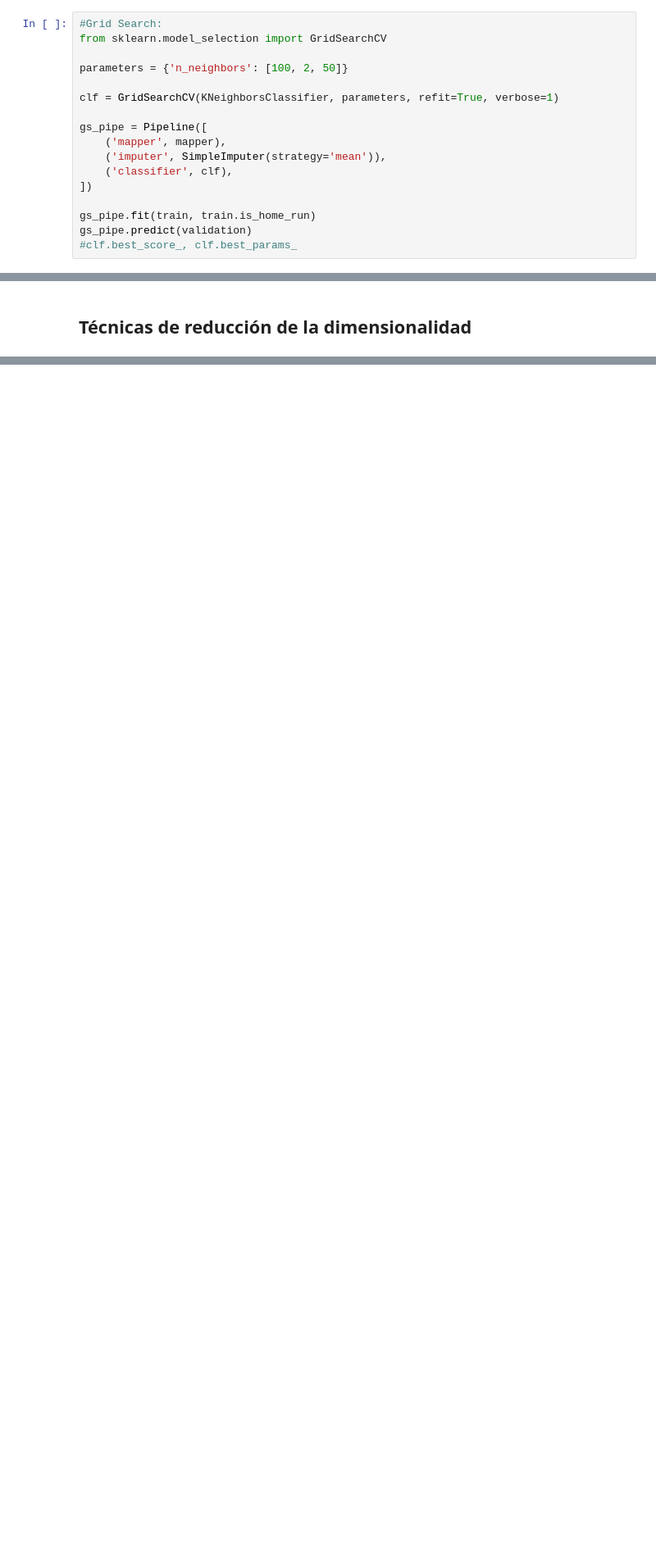
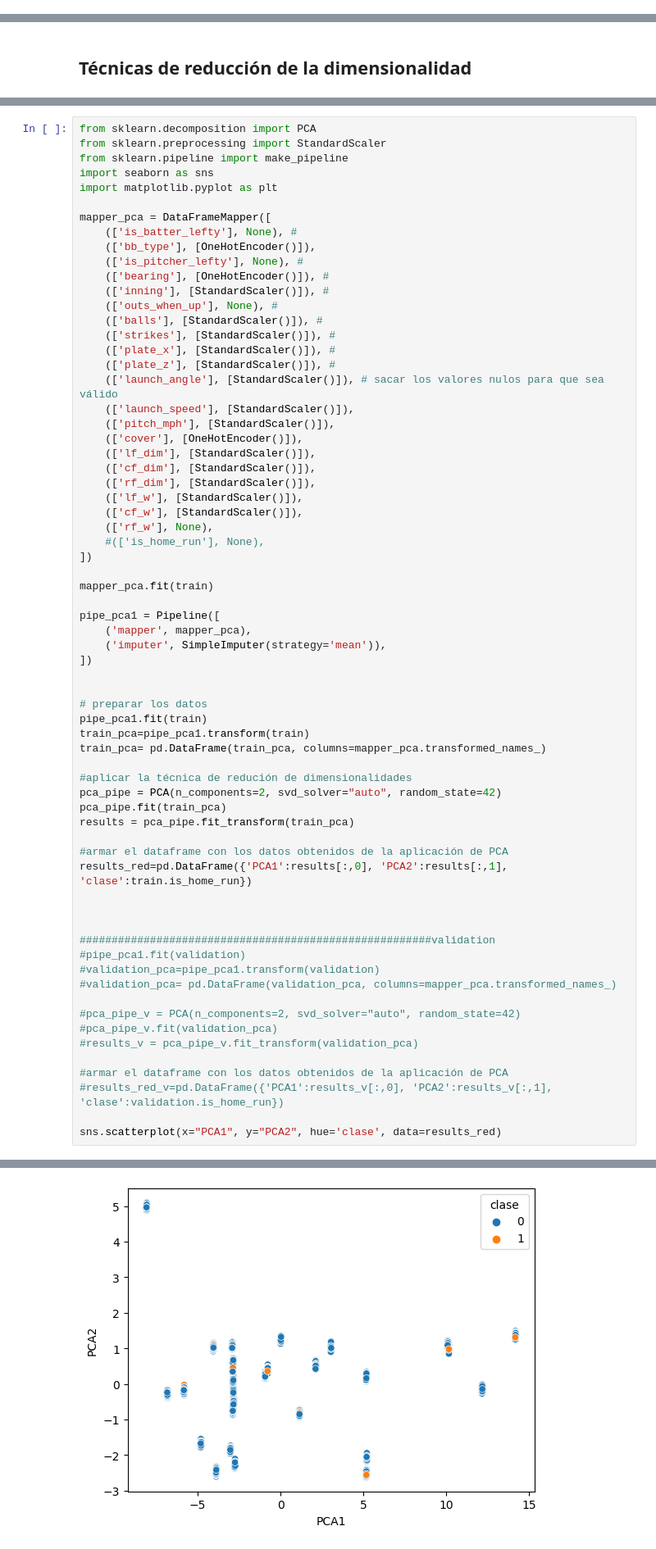
Before and after one commit to MatiasWilliner/TP_ML_Dominguez_Lastra_Williner, a Jupyter notebook: tp2_experimentation.ipynb, the cells around one changed output, grey strips where cells are left out. Shown: that part at 82% size. Saved outputs shown, nothing was run; the diff lists cells and outputs as text; blank space fills up the shorter version.

```diff
--- a/tp2_experimentation.ipynb
+++ b/tp2_experimentation.ipynb
@@ -310,17 +561,0 @@ metrics.recall_score(validation.is_home_run, y_pred)
-# %%
-#Grid Search:
-from sklearn.model_selection import GridSearchCV
-
-parameters = {'n_neighbors': [100, 2, 50]}
-
-clf = GridSearchCV(KNeighborsClassifier, parameters, refit=True, verbose=1)
-
-gs_pipe = Pipeline([
-    ('mapper', mapper),
-    ('imputer', SimpleImputer(strategy='mean')),
-    ('classifier', clf),
-])
-
-gs_pipe.fit(train, train.is_home_run)
-gs_pipe.predict(validation)
-#clf.best_score_, clf.best_params_
@@ -372,0 +605,68 @@ ax.set_ylabel('Por. varianza explicada');
+# %%
+from sklearn.decomposition import PCA
+from sklearn.preprocessing import StandardScaler
+from sklearn.pipeline import make_pipeline
+import seaborn as sns
+import matplotlib.pyplot as plt
+
+mapper_pca = DataFrameMapper([
+    (['is_batter_lefty'], None), #
+    (['bb_type'], [OneHotEncoder()]),
+    (['is_pitcher_lefty'], None), #
+    (['bearing'], [OneHotEncoder()]), #
+    (['inning'], [StandardScaler()]), #
+    (['outs_when_up'], None), #
+    (['balls'], [StandardScaler()]), #
+    (['strikes'], [StandardScaler()]), #
+    (['plate_x'], [StandardScaler()]), #
+    (['plate_z'], [StandardScaler()]), #
+    (['launch_angle'], [StandardScaler()]), # sacar los valores nulos para que sea válido
+    (['launch_speed'], [StandardScaler()]),
+    (['pitch_mph'], [StandardScaler()]),
+    (['cover'], [OneHotEncoder()]),
+    (['lf_dim'], [StandardScaler()]),
+    (['cf_dim'], [StandardScaler()]),
+    (['rf_dim'], [StandardScaler()]),
+    (['lf_w'], [StandardScaler()]),
+    (['cf_w'], [StandardScaler()]),
+    (['rf_w'], None),
+    #(['is_home_run'], None),
+])
+
+mapper_pca.fit(train)
+
+pipe_pca1 = Pipeline([
+    ('mapper', mapper_pca),
+    ('imputer', SimpleImputer(strategy='mean')),
+])
+
+
+# preparar los datos
+pipe_pca1.fit(train)
+train_pca=pipe_pca1.transform(train)
+train_pca= pd.DataFrame(train_pca, columns=mapper_pca.transformed_names_)
+
+#aplicar la técnica de redución de dimensionalidades
+pca_pipe = PCA(n_components=2, svd_solver="auto", random_state=42)
+pca_pipe.fit(train_pca)
+results = pca_pipe.fit_transform(train_pca)
+
+#armar el dataframe con los datos obtenidos de la aplicación de PCA
+results_red=pd.DataFrame({'PCA1':results[:,0], 'PCA2':results[:,1], 'clase':train.is_home_run})
+
+
+
+#######################################################validation
+#pipe_pca1.fit(validation)
+#validation_pca=pipe_pca1.transform(validation)
+#validation_pca= pd.DataFrame(validation_pca, columns=mapper_pca.transformed_names_)
+
+#pca_pipe_v = PCA(n_components=2, svd_solver="auto", random_state=42)
+#pca_pipe_v.fit(validation_pca)
+#results_v = pca_pipe_v.fit_transform(validation_pca)
+
+#armar el dataframe con los datos obtenidos de la aplicación de PCA
+#results_red_v=pd.DataFrame({'PCA1':results_v[:,0], 'PCA2':results_v[:,1], 'clase':validation.is_home_run})
+
+sns.scatterplot(x="PCA1", y="PCA2", hue='clase', data=results_red)
+# %% [output]
@@ -372,0 +691 @@ ax.set_ylabel('Por. varianza explicada');
+[figure, added]
```
Also changed, not shown: parts of 33 cells of this notebook.
